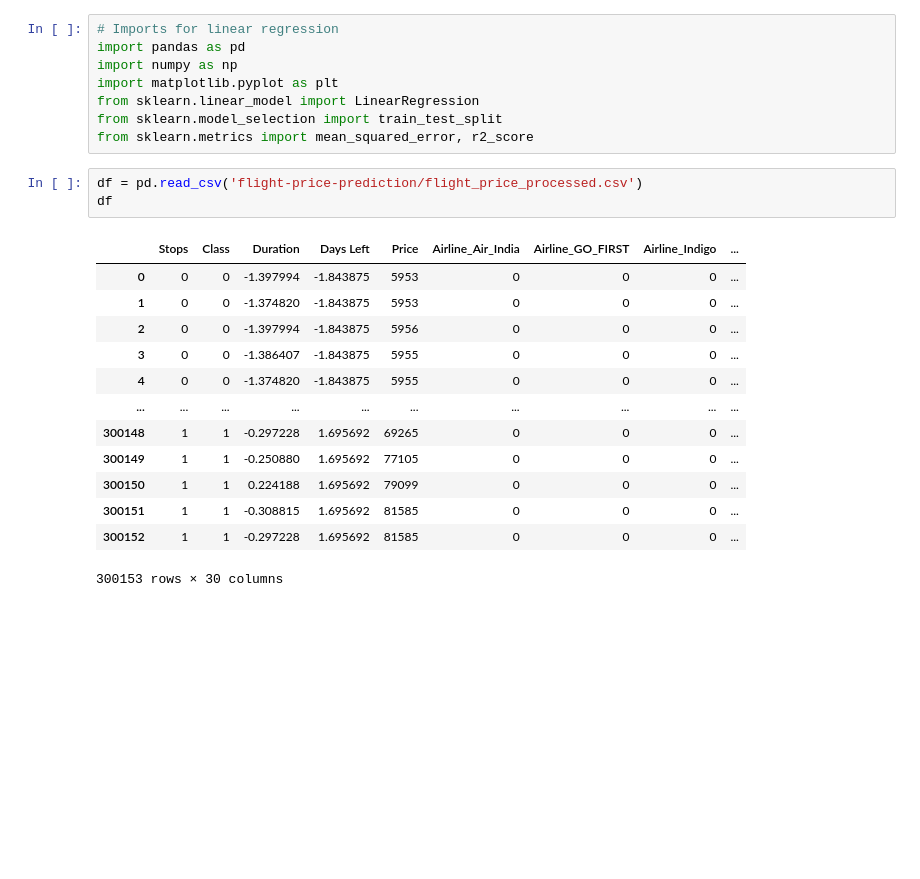
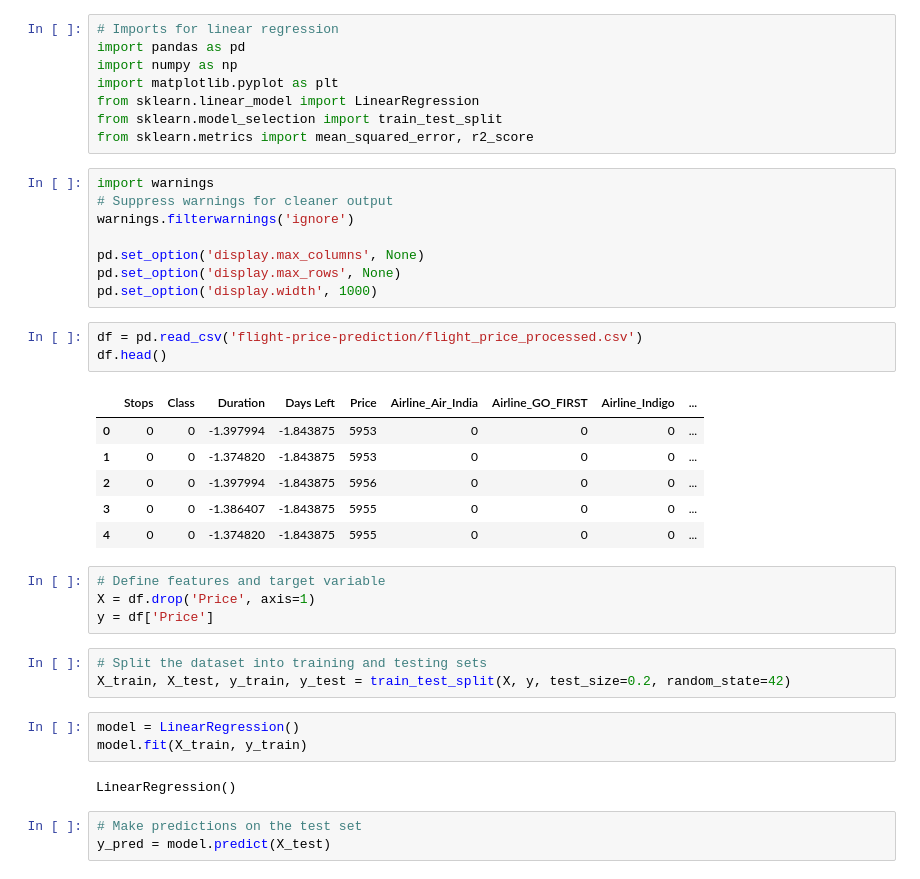
Before and after one commit to BrandonTang95/Flight-Price-Prediction-Project, a Jupyter notebook: Linear Regression.ipynb, the cells around one changed output. Cells and saved outputs as stored; diff of their text form; blank space fills up the shorter version.

Commit message:
linear regression

```diff
--- a/Linear Regression.ipynb
+++ b/Linear Regression.ipynb
@@ -6,20 +6,36 @@ import matplotlib.pyplot as plt
 from sklearn.linear_model import LinearRegression
 from sklearn.model_selection import train_test_split
 from sklearn.metrics import mean_squared_error, r2_score
+# %%
+import warnings
+# Suppress warnings for cleaner output
+warnings.filterwarnings('ignore')
+
+pd.set_option('display.max_columns', None)
+pd.set_option('display.max_rows', None)
+pd.set_option('display.width', 1000)
 # %%
 df = pd.read_csv('flight-price-prediction/flight_price_processed.csv')
-df
+df.head()
 # %% [output]
 |  | Stops | Class | Duration | Days Left | Price | Airline_Air_India | Airline_GO_FIRST | Airline_Indigo | ... |
 | 0 | 0 | 0 | -1.397994 | -1.843875 | 5953 | 0 | 0 | 0 | ... |
 | 1 | 0 | 0 | -1.374820 | -1.843875 | 5953 | 0 | 0 | 0 | ... |
 | 2 | 0 | 0 | -1.397994 | -1.843875 | 5956 | 0 | 0 | 0 | ... |
 | 3 | 0 | 0 | -1.386407 | -1.843875 | 5955 | 0 | 0 | 0 | ... |
 | 4 | 0 | 0 | -1.374820 | -1.843875 | 5955 | 0 | 0 | 0 | ... |
-| ... | ... | ... | ... | ... | ... | ... | ... | ... | ... |
-| 300148 | 1 | 1 | -0.297228 | 1.695692 | 69265 | 0 | 0 | 0 | ... |
-| 300149 | 1 | 1 | -0.250880 | 1.695692 | 77105 | 0 | 0 | 0 | ... |
-| 300150 | 1 | 1 | 0.224188 | 1.695692 | 79099 | 0 | 0 | 0 | ... |
-| 300151 | 1 | 1 | -0.308815 | 1.695692 | 81585 | 0 | 0 | 0 | ... |
-| 300152 | 1 | 1 | -0.297228 | 1.695692 | 81585 | 0 | 0 | 0 | ... |
-300153 rows × 30 columns
+# %%
+# Define features and target variable
+X = df.drop('Price', axis=1)
+y = df['Price']
+# %%
+# Split the dataset into training and testing sets
+X_train, X_test, y_train, y_test = train_test_split(X, y, test_size=0.2, random_state=42)
+# %%
+model = LinearRegression()
+model.fit(X_train, y_train)
+# %% [output]
+LinearRegression()
+# %%
+# Make predictions on the test set
+y_pred = model.predict(X_test)
```
Also changed, not shown: parts of 5 cells of this notebook, 2 other files.
